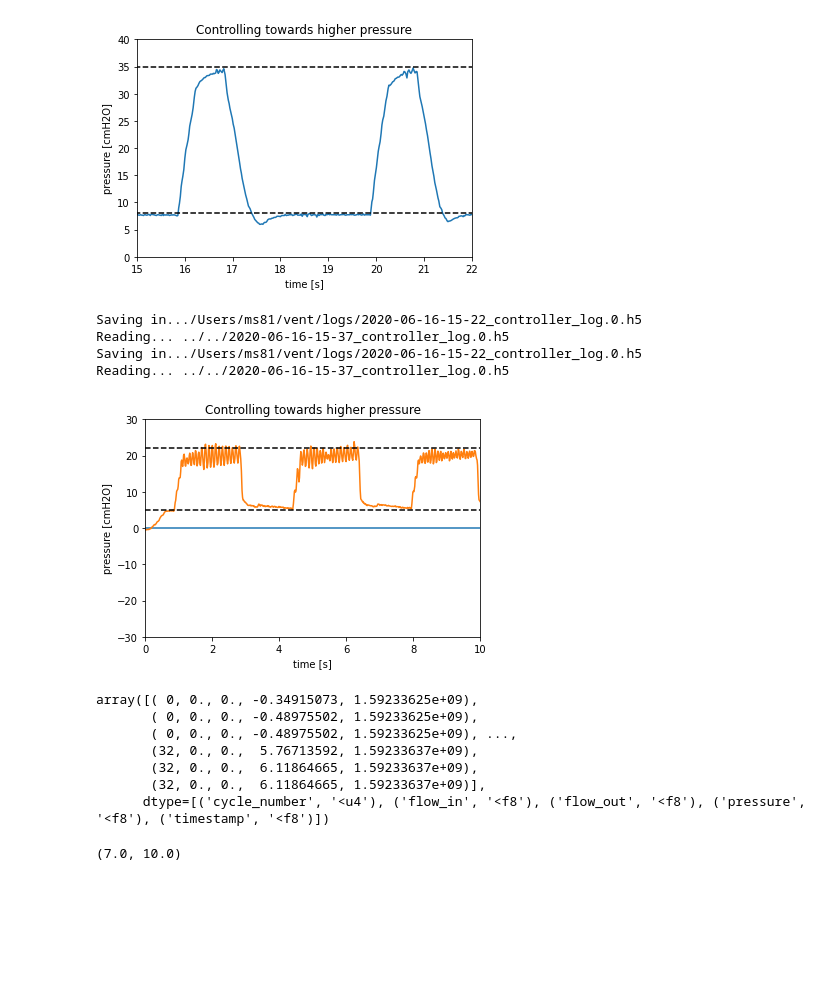
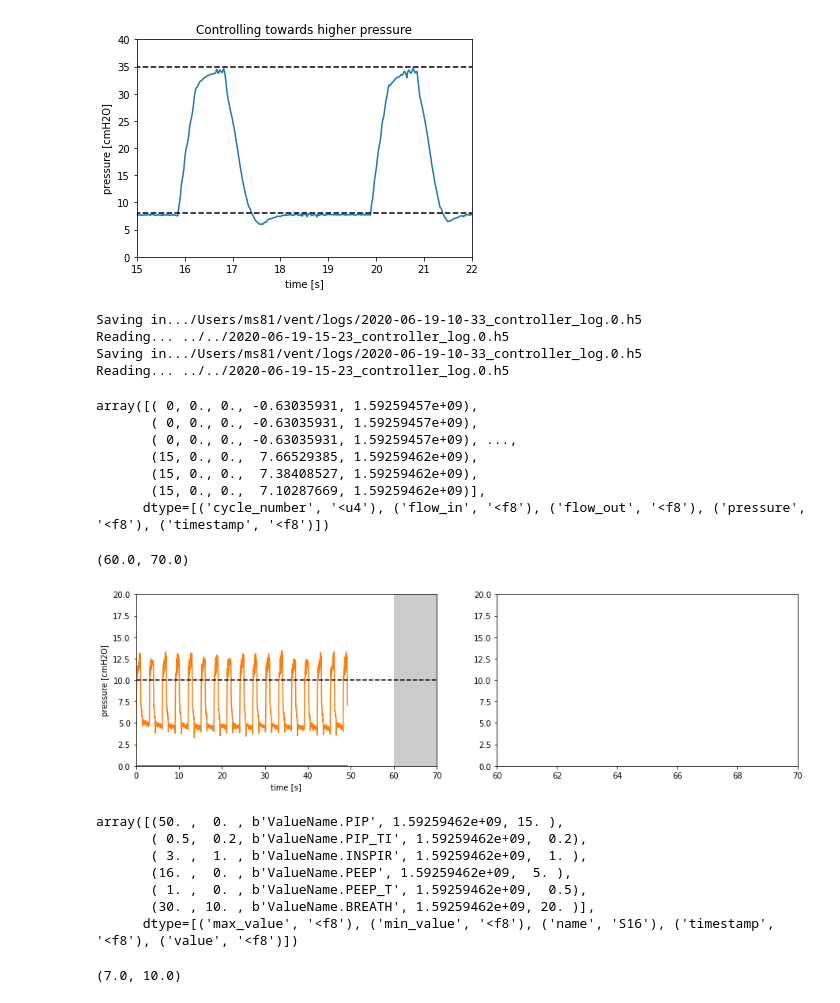
Before and after one commit to CohenLabPrinceton/pvp, a Jupyter notebook: sandbox/HOWTO_PlotData.ipynb, the cells around one changed output. Drawn from its saved outputs; the diff is of its cells as text; code cells hidden in the pictures; blank space fills up the shorter version.

```diff
--- a/sandbox/HOWTO_PlotData.ipynb
+++ b/sandbox/HOWTO_PlotData.ipynb
@@ -62,7 +62,7 @@ pl.title("Controlling towards higher pressure");
 # %% [output]
 [figure]
 # %%
-filename = "../../2020-06-16-15-37_controller_log.0.h5"
+filename = "../../2020-06-19-15-23_controller_log.0.h5"
 
 data_pressure = plot_data(filename)
 
@@ -75,33 +75,57 @@ for idx in range(len(ls_wv)):
     data[idx,0] = ls_wv[idx][4]  # time
     data[idx,1] = ls_wv[idx][1]  # pressure
 # %% [output]
-Saving in.../Users/ms81/vent/logs/2020-06-16-15-22_controller_log.0.h5
-Reading... ../../2020-06-16-15-37_controller_log.0.h5
-Saving in.../Users/ms81/vent/logs/2020-06-16-15-22_controller_log.0.h5
-Reading... ../../2020-06-16-15-37_controller_log.0.h5
+Saving in.../Users/ms81/vent/logs/2020-06-19-10-33_controller_log.0.h5
+Reading... ../../2020-06-19-15-23_controller_log.0.h5
+Saving in.../Users/ms81/vent/logs/2020-06-19-10-33_controller_log.0.h5
+Reading... ../../2020-06-19-15-23_controller_log.0.h5
-# %%
-pl.plot(data[:,0] - np.min(data[:,0]), data[:,1]/5)
-pl.plot(data_pressure[:,0] - np.min(data_pressure[:,0]), data_pressure[:,1])
-
-pl.plot([0,40],[5,5],'k--')
-pl.plot([0,40],[22,22],'k--')
-pl.xlim([0,10])
-pl.ylim([-30,30])
-pl.xlabel("time [s]")
-pl.ylabel("pressure [cmH2O]");
-pl.title("Controlling towards higher pressure");
-# %% [output]
-[figure, removed]
 # %%
 ls_wv
 # %% [output]
-array([( 0, 0., 0., -0.34915073, 1.59233625e+09),
-       ( 0, 0., 0., -0.48975502, 1.59233625e+09),
-       ( 0, 0., 0., -0.48975502, 1.59233625e+09), ...,
-       (32, 0., 0.,  5.76713592, 1.59233637e+09),
-       (32, 0., 0.,  6.11864665, 1.59233637e+09),
-       (32, 0., 0.,  6.11864665, 1.59233637e+09)],
+array([( 0, 0., 0., -0.63035931, 1.59259457e+09),
+       ( 0, 0., 0., -0.63035931, 1.59259457e+09),
+       ( 0, 0., 0., -0.63035931, 1.59259457e+09), ...,
+       (15, 0., 0.,  7.66529385, 1.59259462e+09),
+       (15, 0., 0.,  7.38408527, 1.59259462e+09),
+       (15, 0., 0.,  7.10287669, 1.59259462e+09)],
       dtype=[('cycle_number', '<u4'), ('flow_in', '<f8'), ('flow_out', '<f8'), ('pressure', '<f8'), ('timestamp', '<f8')])
+# %%
+pl.rcParams['figure.figsize'] = [15, 4]
+
+t1 = 60
+t2 = 70
+p0 = 0
+p1 = 20
+
+pl.subplot(1,2,1)
+pl.plot(data[:,0] - np.min(data[:,0]), data[:,1]/5)
+pl.plot(data_pressure[:,0] - np.min(data_pressure[:,0]), data_pressure[:,1])
+pl.plot([0,90],[10,10],'k--')
+# pl.plot([30,60],[27.5,27.5],'k--')
+pl.ylim([0,20])
+pl.xlim([0,70])
+pl.xlabel("time [s]")
+pl.ylabel("pressure [cmH2O]");
+pl.gca().add_patch( pl.Rectangle((t1, p0), t2-t1, p1-p0, facecolor="black", alpha=0.2))
+
+pl.subplot(1,2,2)
+pl.plot(data[:,0] - np.min(data[:,0]), data[:,1])
+pl.plot(data_pressure[:,0] - np.min(data_pressure[:,0]), data_pressure[:,1])
+pl.ylim([p0,p1])
+pl.xlim([t1,t2])
+# %% [output]
+(60.0, 70.0)
+[figure, added]
+# %%
+ls_ct
+# %% [output]
+array([(50. ,  0. , b'ValueName.PIP', 1.59259462e+09, 15. ),
+       ( 0.5,  0.2, b'ValueName.PIP_TI', 1.59259462e+09,  0.2),
+       ( 3. ,  1. , b'ValueName.INSPIR', 1.59259462e+09,  1. ),
+       (16. ,  0. , b'ValueName.PEEP', 1.59259462e+09,  5. ),
+       ( 1. ,  0. , b'ValueName.PEEP_T', 1.59259462e+09,  0.5),
+       (30. , 10. , b'ValueName.BREATH', 1.59259462e+09, 20. )],
+      dtype=[('max_value', '<f8'), ('min_value', '<f8'), ('name', 'S16'), ('timestamp', '<f8'), ('value', '<f8')])
 # %%
 pl.plot(data[0:-1,0] - np.min(data[:,0]), -np.cumsum(np.diff(data[:,0] - np.min(data[:,0])) * data[0:-1,1]/60))
 # pl.plot(datam[:,0] - np.min(datam[:,0]), datam[:,1])
```
Also changed, not shown: parts of 1 cell of this notebook, 3 other files.
